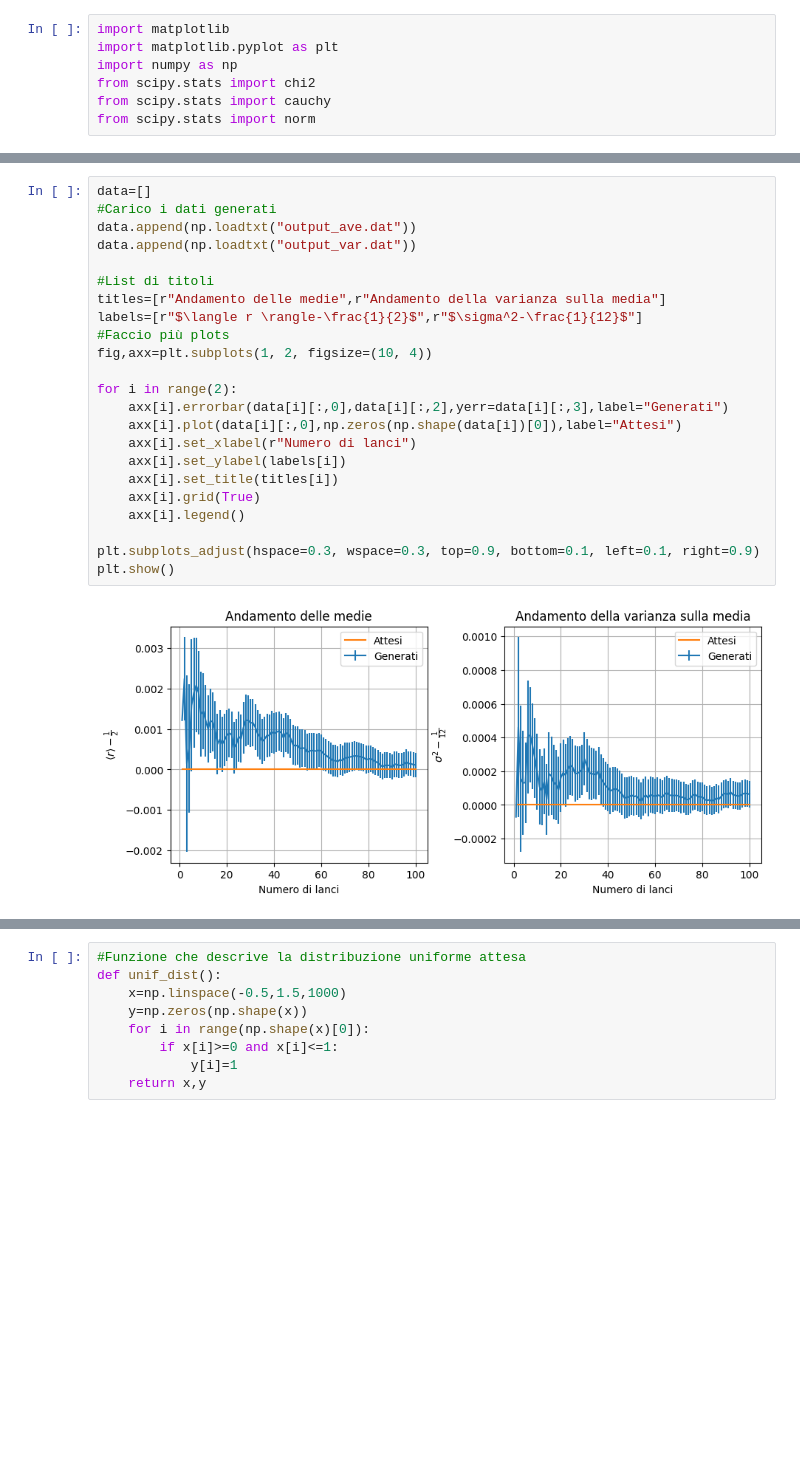
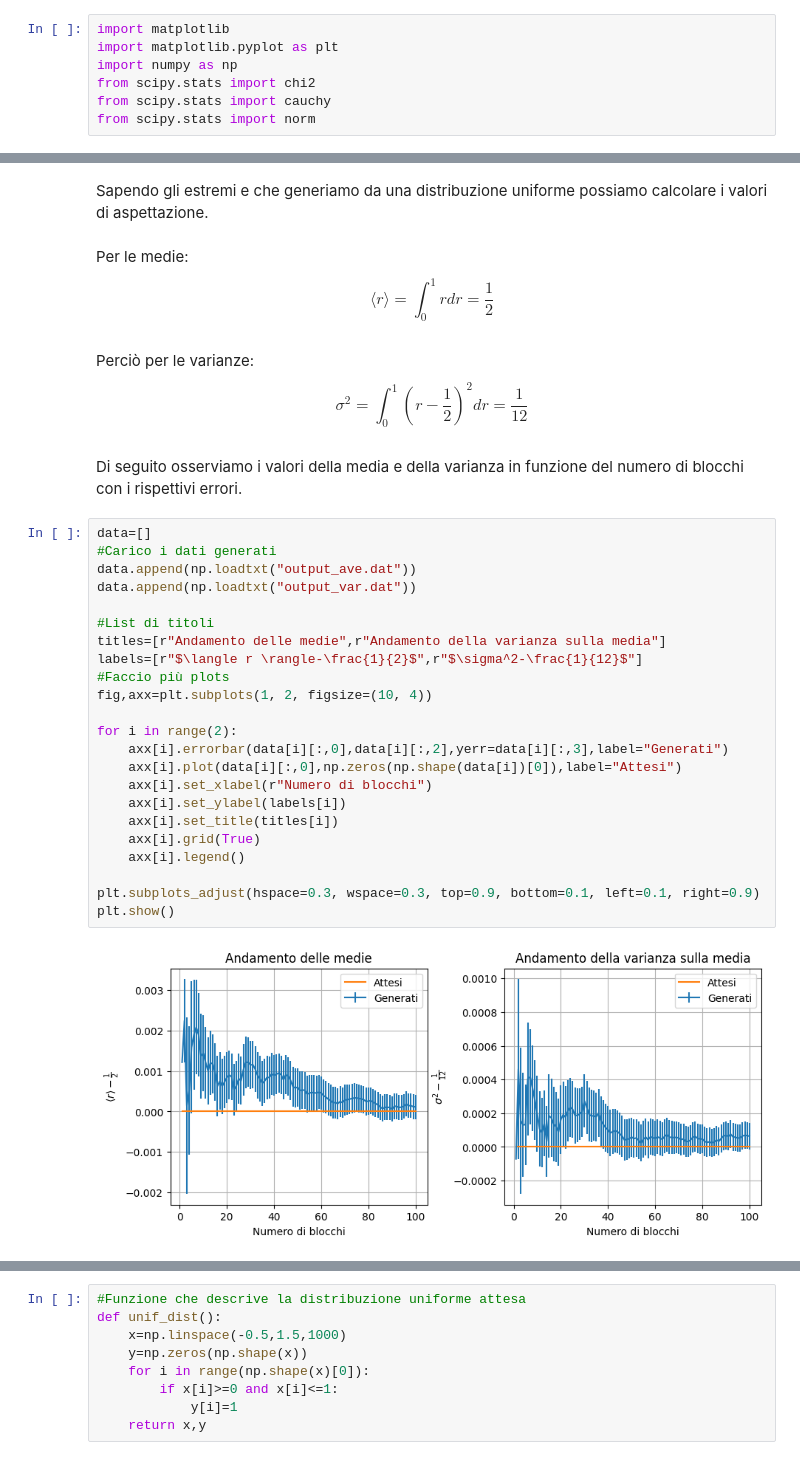
Before and after one commit to sergio-egm/lsn_delivery_exercises, a Jupyter notebook: es1/LSN_Exercises_01.ipynb, the cells around one changed output, grey strips where cells are left out. Cells and saved outputs as stored; diff of their text form; blank space fills up the shorter version.

```diff
--- a/es1/LSN_Exercises_01.ipynb
+++ b/es1/LSN_Exercises_01.ipynb
@@ -12,25 +38,39 @@ from scipy.stats import norm
+# %% [markdown]
+Sapendo gli estremi e che generiamo da una distribuzione uniforme possiamo calcolare i valori di aspettazione.
+# %% [markdown]
+Per le medie:
+$$
+\langle r \rangle =\int_0^1 rdr=\frac{1}{2}
+$$
+# %% [markdown]
+Perciò per le varianze:
+$$
+\sigma^2=\int_0^1 \left(r-\frac{1}{2}\right)^2dr=\frac{1}{12}
+$$
+# %% [markdown]
+Di seguito osserviamo i valori della media e della varianza in funzione del numero di blocchi con i rispettivi errori.
 # %%
 data=[]
 #Carico i dati generati
 data.append(np.loadtxt("output_ave.dat"))
 data.append(np.loadtxt("output_var.dat"))
 
 #List di titoli
 titles=[r"Andamento delle medie",r"Andamento della varianza sulla media"]
 labels=[r"$\langle r \rangle-\frac{1}{2}$",r"$\sigma^2-\frac{1}{12}$"]
 #Faccio più plots
 fig,axx=plt.subplots(1, 2, figsize=(10, 4))
 
 for i in range(2):
     axx[i].errorbar(data[i][:,0],data[i][:,2],yerr=data[i][:,3],label="Generati")
     axx[i].plot(data[i][:,0],np.zeros(np.shape(data[i])[0]),label="Attesi")
-    axx[i].set_xlabel(r"Numero di lanci")
+    axx[i].set_xlabel(r"Numero di blocchi")
     axx[i].set_ylabel(labels[i])
     axx[i].set_title(titles[i])
     axx[i].grid(True)
     axx[i].legend()
 
 plt.subplots_adjust(hspace=0.3, wspace=0.3, top=0.9, bottom=0.1, left=0.1, right=0.9)
 plt.show()
 # %% [output]
-[figure, old version]
+[figure, new version]
```
Also changed, not shown: parts of 26 cells of this notebook, 31 other files.
